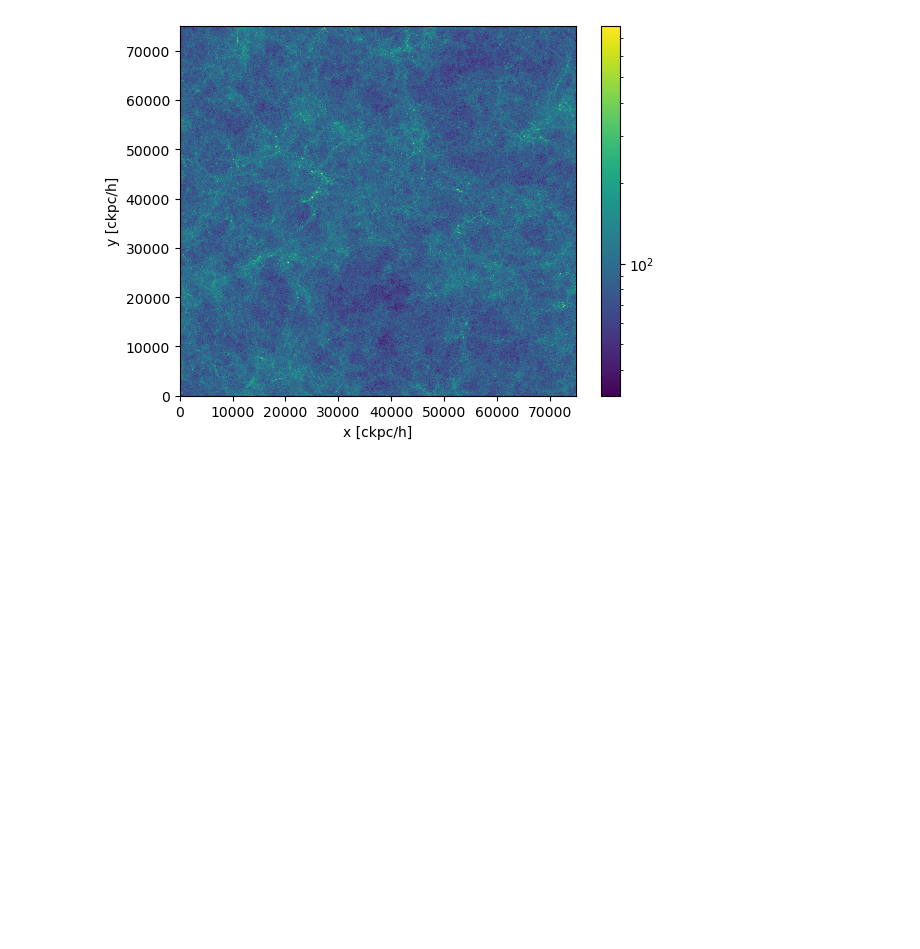
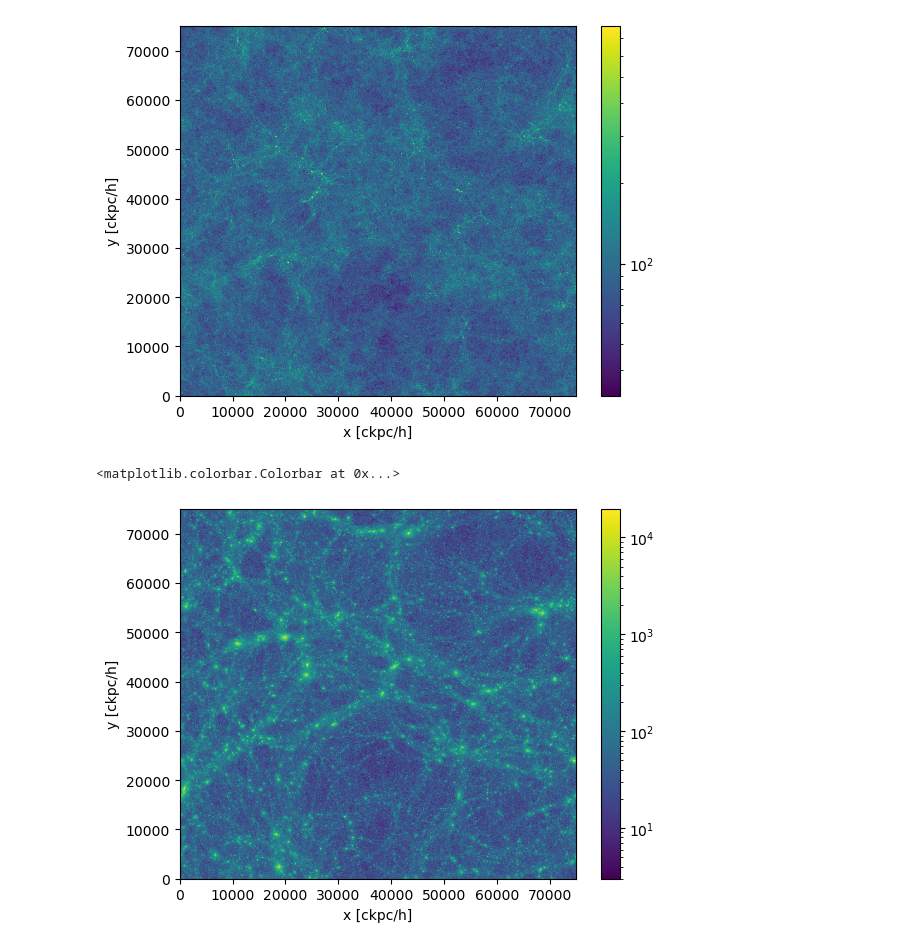
Before and after one commit to diodeamy/Thesis, a Jupyter notebook: code/MassVisualisationPro.ipynb, the cells around one changed output. Drawn from its saved outputs; the diff is of its cells as text; code cells hidden in the pictures; blank space fills up the shorter version.

```diff
--- a/code/MassVisualisationPro.ipynb
+++ b/code/MassVisualisationPro.ipynb
@@ -18,3 +18,14 @@ plt.colorbar()
 # %% [output]
 <matplotlib.colorbar.Colorbar at 0x...>
 [figure]
+# %%
+dm_pos1 = il.snapshot.loadSubset(base_path,135,'dm',['Coordinates'])
+plt.hist2d(dm_pos1[:,0], dm_pos1[:,2], norm=mpl.colors.LogNorm(), bins=1024)
+plt.xlim([0,75000])
+plt.ylim([0,75000])
+plt.xlabel('x [ckpc/h]')
+plt.ylabel('y [ckpc/h]')
+plt.colorbar()
+# %% [output]
+<matplotlib.colorbar.Colorbar at 0x...>
+[figure, added]
```
Also changed, not shown: 3 other files.
